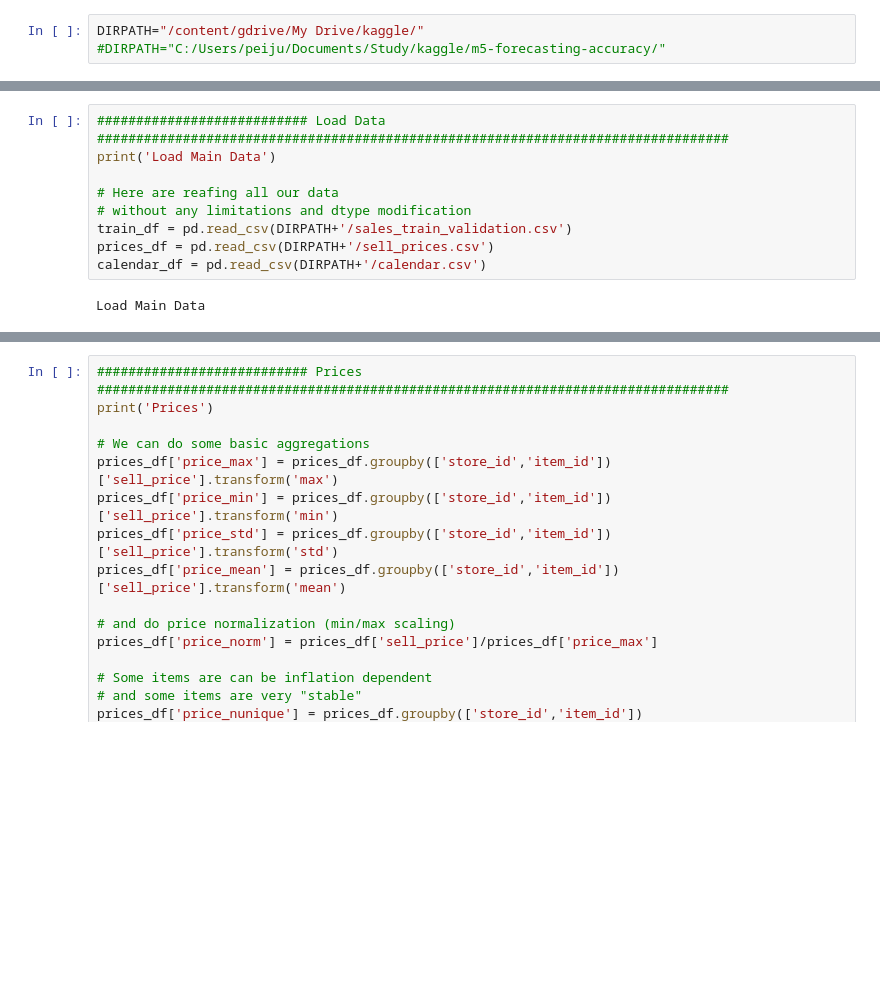
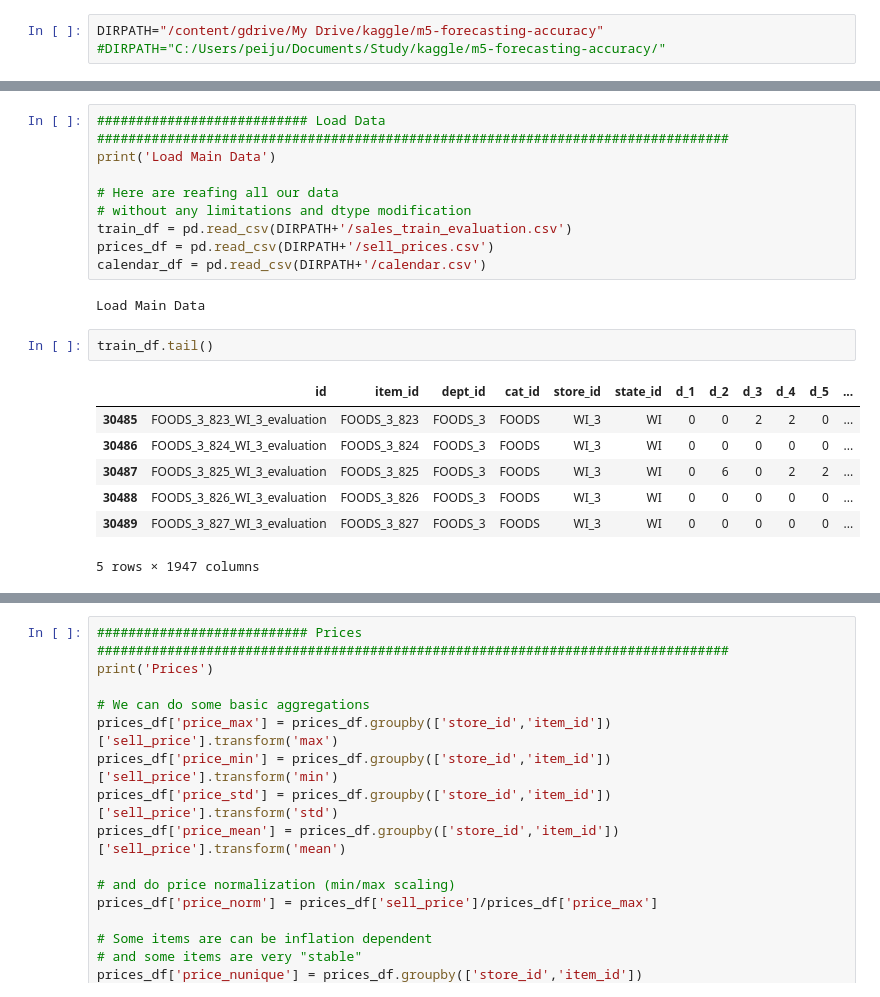
Before and after one commit to ipejun-ai/m5-accuracy, a Jupyter notebook: m5_simple_fe.ipynb, the cells around one changed output, grey strips where cells are left out. Saved outputs shown, nothing was run; the diff lists cells and outputs as text; blank space fills up the shorter version.

```diff
--- a/m5_simple_fe.ipynb
+++ b/m5_simple_fe.ipynb
@@ -18,7 +18,7 @@ drive.mount('/content/gdrive')
 # %% [output]
 Drive already mounted at /content/gdrive; to attempt to forcibly remount, call drive.mount("/content/gdrive", force_remount=True).
 # %%
-DIRPATH="/content/gdrive/My Drive/kaggle/"
+DIRPATH="/content/gdrive/My Drive/kaggle/m5-forecasting-accuracy"
 #DIRPATH="C:/Users/peiju/Documents/Study/kaggle/m5-forecasting-accuracy/"
 # %%
 ## Simple "Memory profilers" to see memory usage
@@ -83,11 +83,21 @@ print('Load Main Data')
 
 # Here are reafing all our data
 # without any limitations and dtype modification
-train_df = pd.read_csv(DIRPATH+'/sales_train_validation.csv')
+train_df = pd.read_csv(DIRPATH+'/sales_train_evaluation.csv')
 prices_df = pd.read_csv(DIRPATH+'/sell_prices.csv')
 calendar_df = pd.read_csv(DIRPATH+'/calendar.csv')
 # %% [output]
 Load Main Data
+# %%
+train_df.tail()
+# %% [output]
+|  | id | item_id | dept_id | cat_id | store_id | state_id | d_1 | d_2 | d_3 | d_4 | d_5 | ... |
+| 30485 | FOODS_3_823_WI_3_evaluation | FOODS_3_823 | FOODS_3 | FOODS | WI_3 | WI | 0 | 0 | 2 | 2 | 0 | ... |
+| 30486 | FOODS_3_824_WI_3_evaluation | FOODS_3_824 | FOODS_3 | FOODS | WI_3 | WI | 0 | 0 | 0 | 0 | 0 | ... |
+| 30487 | FOODS_3_825_WI_3_evaluation | FOODS_3_825 | FOODS_3 | FOODS | WI_3 | WI | 0 | 6 | 0 | 2 | 2 | ... |
+| 30488 | FOODS_3_826_WI_3_evaluation | FOODS_3_826 | FOODS_3 | FOODS | WI_3 | WI | 0 | 0 | 0 | 0 | 0 | ... |
+| 30489 | FOODS_3_827_WI_3_evaluation | FOODS_3_827 | FOODS_3 | FOODS | WI_3 | WI | 0 | 0 | 0 | 0 | 0 | ... |
+5 rows × 1947 columns
 # %%
 ########################### Make Grid
 #################################################################################
```
Also changed, not shown: parts of 8 cells of this notebook.
